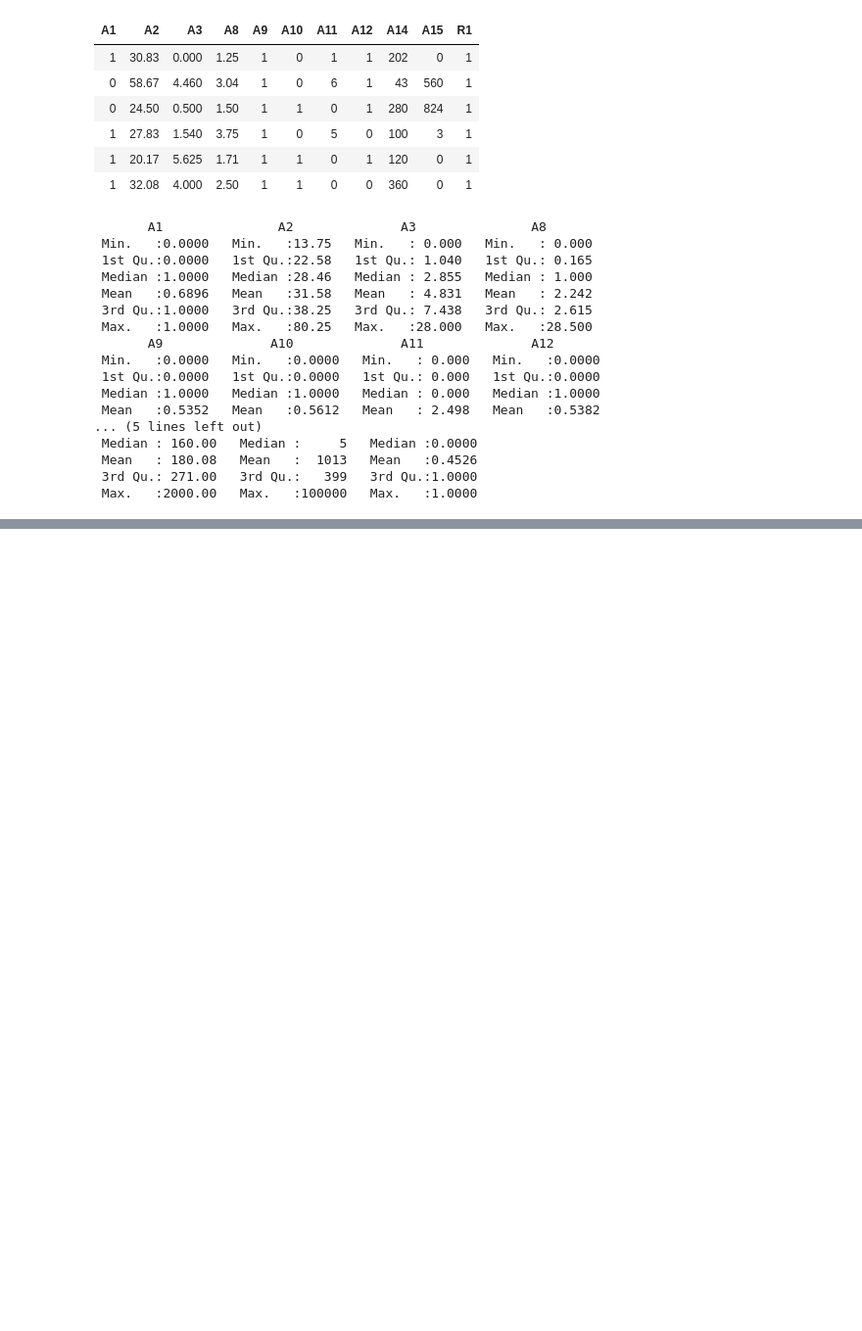
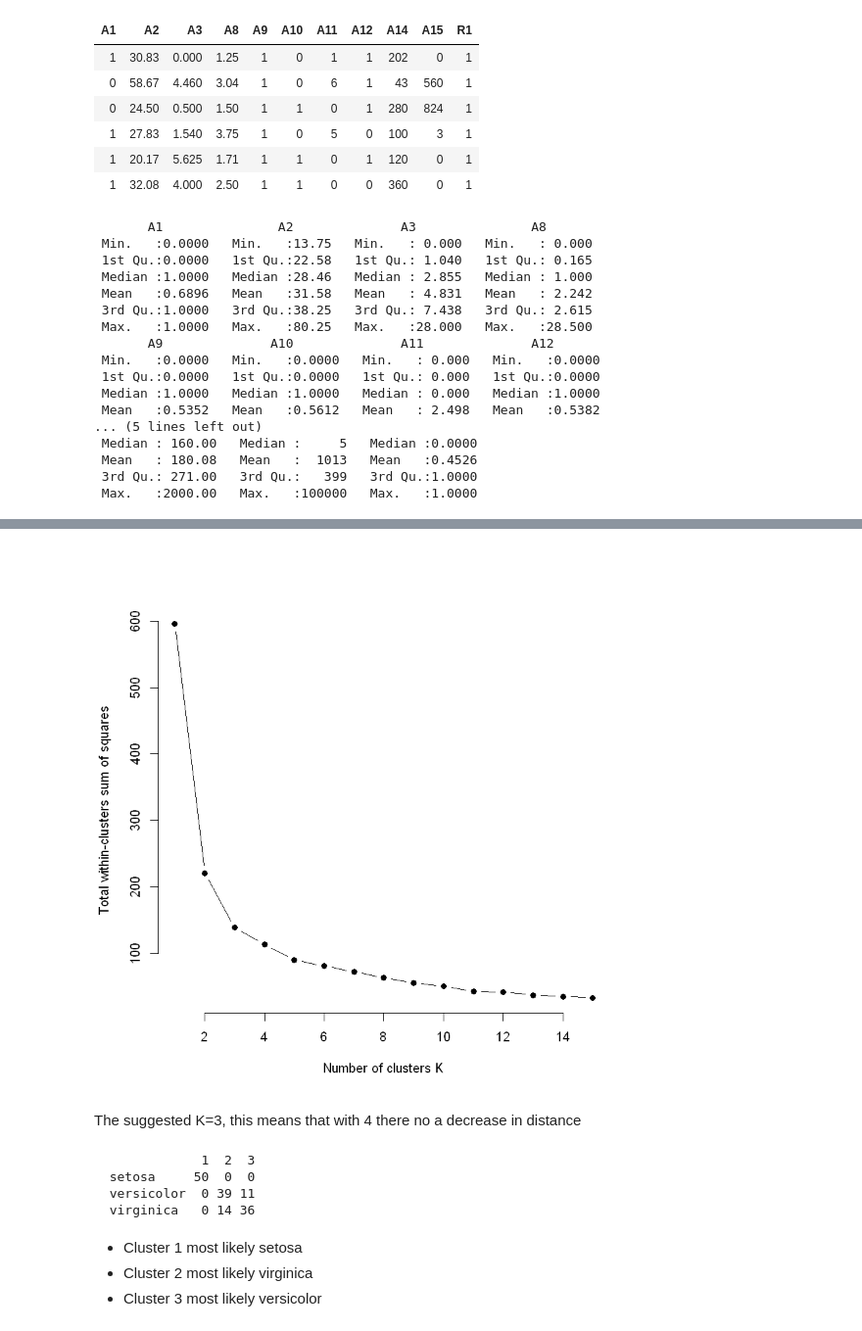
Before and after one commit to karimtouma/gtech, a Jupyter notebook: Intro Analytics Modeling ISYE-6501/hw2-SP22/Week 2 Homework - Fall 2022.ipynb, the cells around one changed output, grey strips where cells are left out. Shown at 98% size. Drawn from its saved outputs; the diff is of its cells as text; code cells hidden in the pictures; blank space fills up the shorter version.

```diff
--- a/Intro Analytics Modeling ISYE-6501/hw2-SP22/Week 2 Homework - Fall 2022.ipynb
+++ b/Intro Analytics Modeling ISYE-6501/hw2-SP22/Week 2 Homework - Fall 2022.ipynb
@@ -106,0 +140,45 @@ plot(perf_hold,
+# %%
+library(purrr)
+
+iris_1 <- iris[, -5]
+iris_2 <- scale(iris_1)
+# Fitting K-Means clustering Model
+# to training dataset
+set.seed(240) # Setting seed
+
+# function to compute total within-cluster sum of square
+wss <- function(k) {
+  kmeans(iris_2, k, nstart = 10 )$tot.withinss
+}
+
+# Compute and plot wss for k = 1 to k = 15
+k.values <- 1:15
+
+# extract wss for 2-15 clusters
+wss_values <- map_dbl(k.values, wss)
+
+plot(k.values, wss_values,
+       type="b", pch = 19, frame = FALSE,
+       xlab="Number of clusters K",
+       ylab="Total within-clusters sum of squares")
+# %% [output]
+[figure, added]
+# %% [markdown]
+The suggested K=3, this means that with 4 there no a decrease in distance
+# %%
+# Testing K=3
+
+kmeans_3 <- kmeans(iris_2, 3, nstart = 10 )
+
+# Confusion Matrix
+cm_3 <- table(iris$Species, kmeans_3$cluster)
+cm_3
+# %% [output]
+              1  2  3
+  setosa     50  0  0
+  versicolor  0 39 11
+  virginica   0 14 36
+# %% [markdown]
+- Cluster 1 most likely setosa
+- Cluster 2 most likely virginica
+- Cluster 3 most likely versicolor
```
Also changed, not shown: parts of 8 cells of this notebook.
